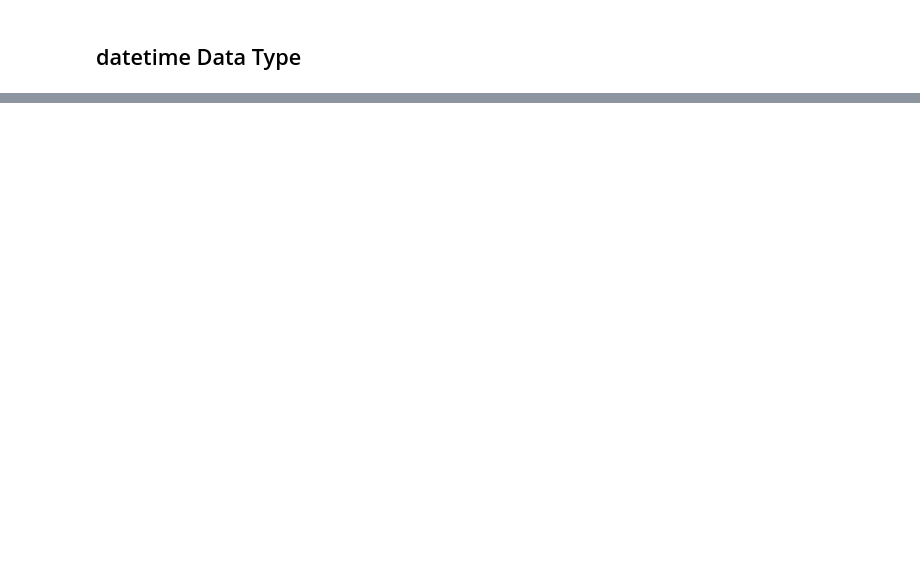
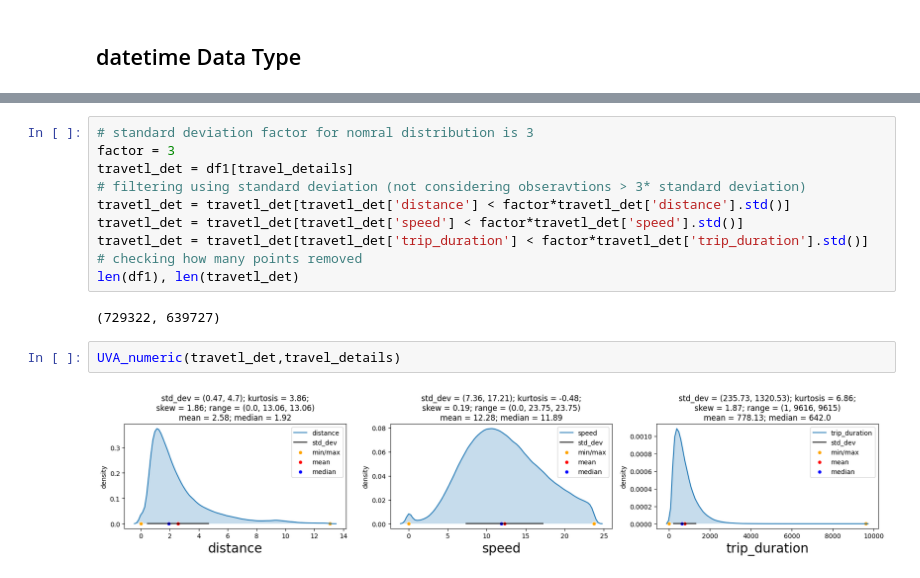
Before and after one commit to arunkumarpadmaneri/NYC_Taxi_Trip, a Jupyter notebook: NYC_Taxi_Trip.ipynb, the cells around one changed output, grey strips where cells are left out. Drawn from its saved outputs; the diff is of its cells as text; blank space fills up the shorter version.

```diff
--- a/NYC_Taxi_Trip.ipynb
+++ b/NYC_Taxi_Trip.ipynb
@@ -170,0 +283,16 @@ df.head()
+# %%
+# standard deviation factor for nomral distribution is 3
+factor = 3
+travetl_det = df1[travel_details]
+# filtering using standard deviation (not considering obseravtions > 3* standard deviation)
+travetl_det = travetl_det[travetl_det['distance'] < factor*travetl_det['distance'].std()]
+travetl_det = travetl_det[travetl_det['speed'] < factor*travetl_det['speed'].std()]
+travetl_det = travetl_det[travetl_det['trip_duration'] < factor*travetl_det['trip_duration'].std()]
+# checking how many points removed
+len(df1), len(travetl_det)
+# %% [output]
+(729322, 639727)
+# %%
+UVA_numeric(travetl_det,travel_details)
+# %% [output]
+[figure, added]
```
Also changed, not shown: parts of 95 cells of this notebook.
